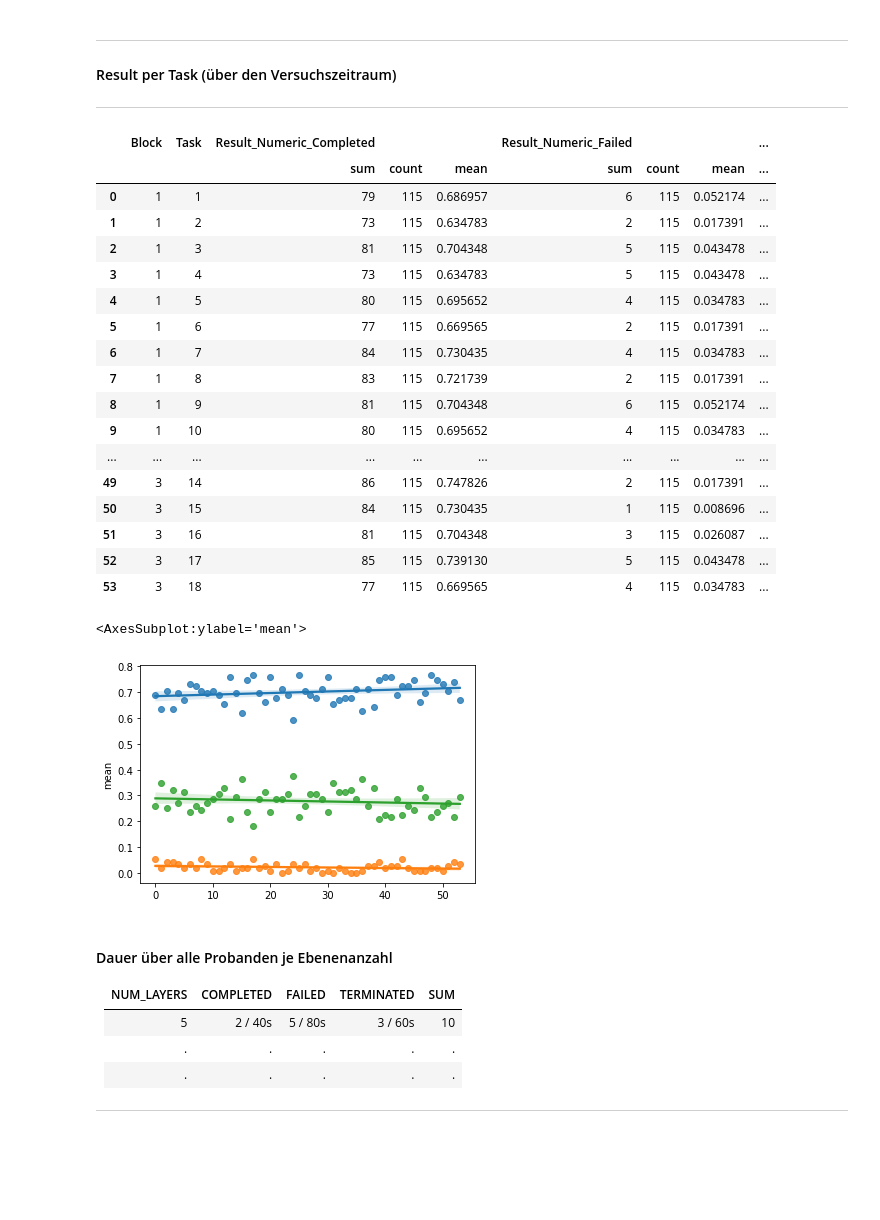
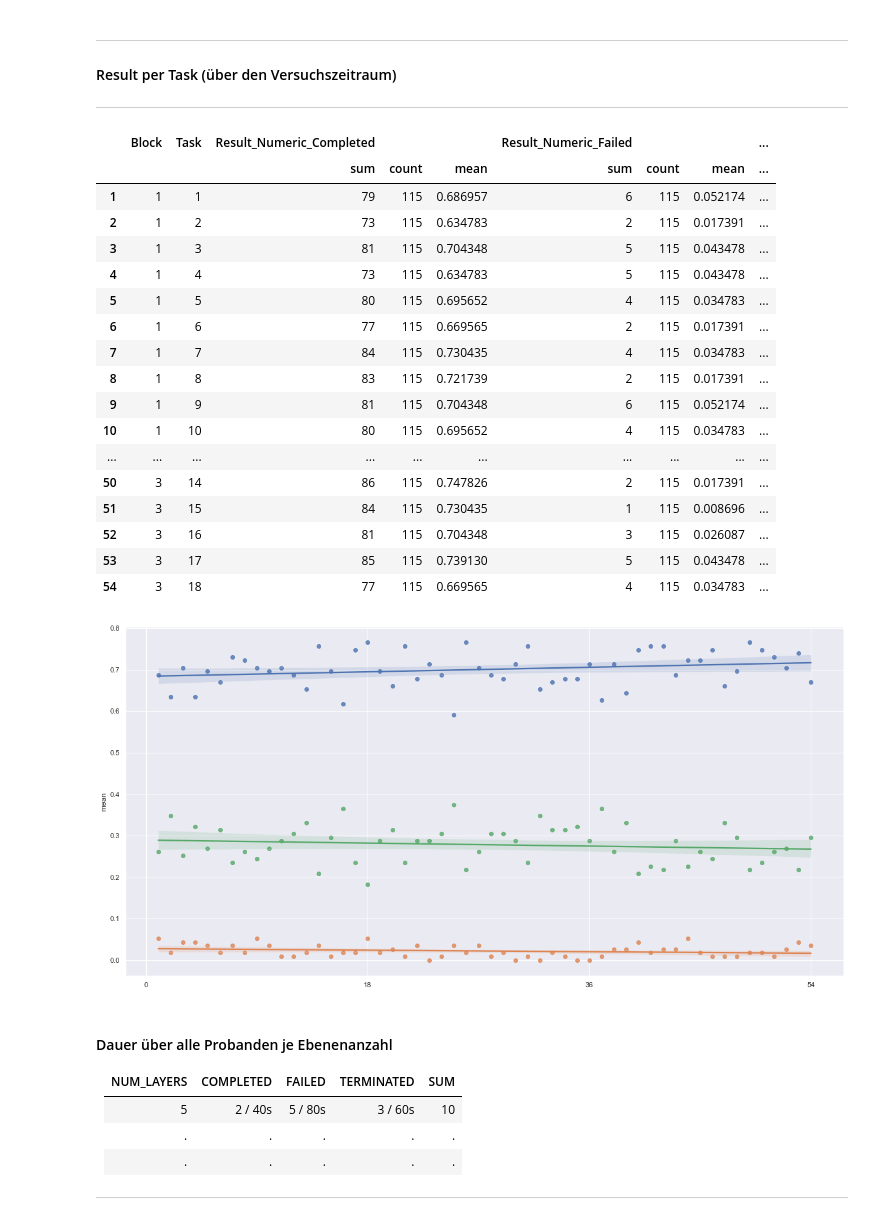
Before and after one commit to visualengineers/reflex-avi2022-results, a Jupyter notebook: code/zelasto study.ipynb, the cells around one changed output. Drawn from its saved outputs; the diff is of its cells as text; code cells hidden in the pictures; blank space fills up the shorter version.

Commit message:
feature: more plots

```diff
--- a/code/zelasto study.ipynb
+++ b/code/zelasto study.ipynb
@@ -909,47 +909,53 @@ df_rates[["Completed_Rel", "Failed_Rel", "Terminated_Rel"]].describe(include="al
 # %%
 df_timeStat = pd.read_csv(rf'{export}results.csv', sep=";")
 
 df_times = pd.DataFrame()
 
 # select all combinations of mappng method / num layers
 
 # group all byNumLayers and Result
 # compute sum and count for each combination
 # pivot results into columns
 grouped = df_timeStat.groupby(["Block", "Task"])[["Result_Numeric_Completed", "Result_Numeric_Failed", "Result_Numeric_Terminated"]].agg(["sum", "count", "mean"]).reset_index()
+grouped.index = range(1,len(grouped)+1)
 # .agg(["sum", "count", "mean"]).reset_index().pivot(index="Trial", columns="Result")
 # m_idx = pd.MultiIndex.from_frame(grouped)
 
 display(grouped)
 
-sns.regplot(x=grouped.index, y=grouped["Result_Numeric_Completed"]["mean"])
-sns.regplot(x=grouped.index, y=grouped["Result_Numeric_Failed"]["mean"])
-sns.regplot(x=grouped.index, y=grouped["Result_Numeric_Terminated"]["mean"])
+plt.figure(figsize=(20,10))
+
+ax = sns.regplot(x=grouped.index, y=grouped["Result_Numeric_Completed"]["mean"])
+ax = sns.regplot(x=grouped.index, y=grouped["Result_Numeric_Failed"]["mean"])
+ax = sns.regplot(x=grouped.index, y=grouped["Result_Numeric_Terminated"]["mean"])
+
+ax.xaxis.set_major_locator(MultipleLocator(18))
 
 # ax = grouped["Result_Numeric_Completed"]["mean"].plot()
 # ax = grouped["Result_Numeric_Failed"]["mean"].plot()
 # ax = grouped["Result_Numeric_Terminated"]["mean"].plot()
+
+grouped.to_csv(rf'{export}results_task.csv')
 # %% [output]
 |  | Block | Task | Result_Numeric_Completed |  |  | Result_Numeric_Failed |  |  | ... |
 |  |  |  | sum | count | mean | sum | count | mean | ... |
-| 0 | 1 | 1 | 79 | 115 | 0.686957 | 6 | 115 | 0.052174 | ... |
-| 1 | 1 | 2 | 73 | 115 | 0.634783 | 2 | 115 | 0.017391 | ... |
-| 2 | 1 | 3 | 81 | 115 | 0.704348 | 5 | 115 | 0.043478 | ... |
-| 3 | 1 | 4 | 73 | 115 | 0.634783 | 5 | 115 | 0.043478 | ... |
-| 4 | 1 | 5 | 80 | 115 | 0.695652 | 4 | 115 | 0.034783 | ... |
-| 5 | 1 | 6 | 77 | 115 | 0.669565 | 2 | 115 | 0.017391 | ... |
-| 6 | 1 | 7 | 84 | 115 | 0.730435 | 4 | 115 | 0.034783 | ... |
-| 7 | 1 | 8 | 83 | 115 | 0.721739 | 2 | 115 | 0.017391 | ... |
-| 8 | 1 | 9 | 81 | 115 | 0.704348 | 6 | 115 | 0.052174 | ... |
-| 9 | 1 | 10 | 80 | 115 | 0.695652 | 4 | 115 | 0.034783 | ... |
+| 1 | 1 | 1 | 79 | 115 | 0.686957 | 6 | 115 | 0.052174 | ... |
+| 2 | 1 | 2 | 73 | 115 | 0.634783 | 2 | 115 | 0.017391 | ... |
+| 3 | 1 | 3 | 81 | 115 | 0.704348 | 5 | 115 | 0.043478 | ... |
+| 4 | 1 | 4 | 73 | 115 | 0.634783 | 5 | 115 | 0.043478 | ... |
+| 5 | 1 | 5 | 80 | 115 | 0.695652 | 4 | 115 | 0.034783 | ... |
+| 6 | 1 | 6 | 77 | 115 | 0.669565 | 2 | 115 | 0.017391 | ... |
+| 7 | 1 | 7 | 84 | 115 | 0.730435 | 4 | 115 | 0.034783 | ... |
+| 8 | 1 | 8 | 83 | 115 | 0.721739 | 2 | 115 | 0.017391 | ... |
+| 9 | 1 | 9 | 81 | 115 | 0.704348 | 6 | 115 | 0.052174 | ... |
+| 10 | 1 | 10 | 80 | 115 | 0.695652 | 4 | 115 | 0.034783 | ... |
 | ... | ... | ... | ... | ... | ... | ... | ... | ... | ... |
-| 49 | 3 | 14 | 86 | 115 | 0.747826 | 2 | 115 | 0.017391 | ... |
-| 50 | 3 | 15 | 84 | 115 | 0.730435 | 1 | 115 | 0.008696 | ... |
-| 51 | 3 | 16 | 81 | 115 | 0.704348 | 3 | 115 | 0.026087 | ... |
-| 52 | 3 | 17 | 85 | 115 | 0.739130 | 5 | 115 | 0.043478 | ... |
-| 53 | 3 | 18 | 77 | 115 | 0.669565 | 4 | 115 | 0.034783 | ... |
+| 50 | 3 | 14 | 86 | 115 | 0.747826 | 2 | 115 | 0.017391 | ... |
+| 51 | 3 | 15 | 84 | 115 | 0.730435 | 1 | 115 | 0.008696 | ... |
+| 52 | 3 | 16 | 81 | 115 | 0.704348 | 3 | 115 | 0.026087 | ... |
+| 53 | 3 | 17 | 85 | 115 | 0.739130 | 5 | 115 | 0.043478 | ... |
+| 54 | 3 | 18 | 77 | 115 | 0.669565 | 4 | 115 | 0.034783 | ... |
-<AxesSubplot:ylabel='mean'>
-[figure, old version]
+[figure, new version]
 # %% [markdown]
 #### Dauer über alle Probanden je Ebenenanzahl
 
```
Also changed, not shown: parts of 4 cells of this notebook, 5 other files.
